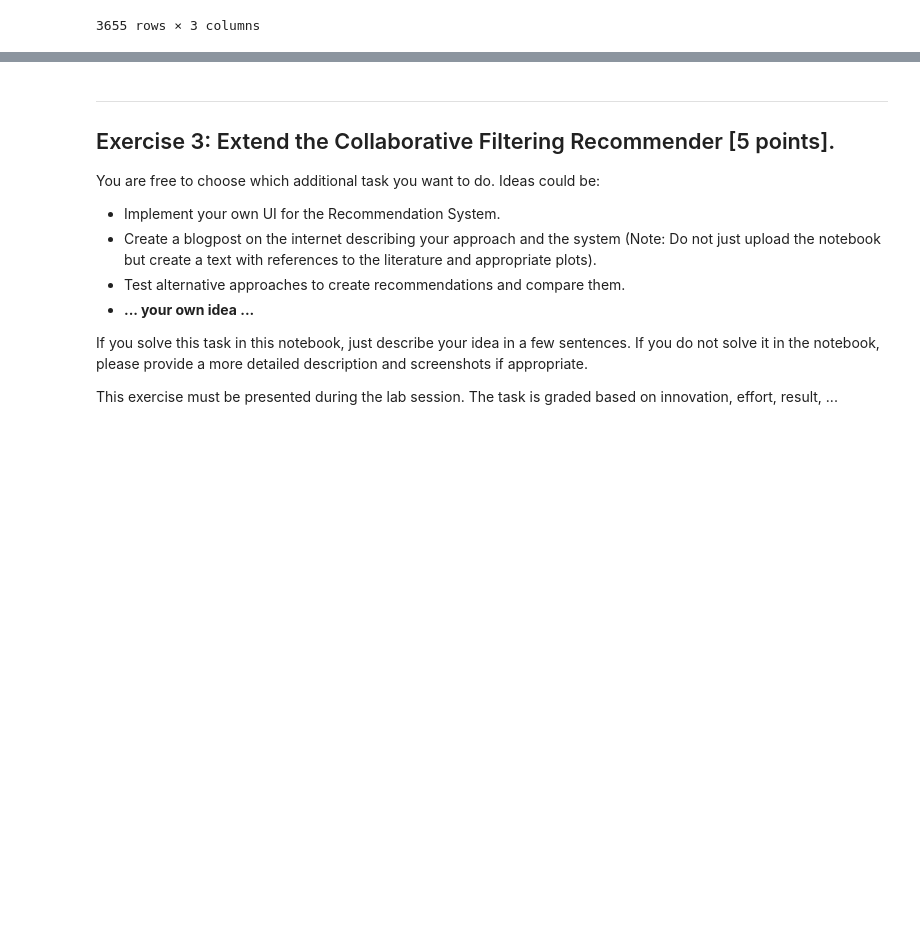
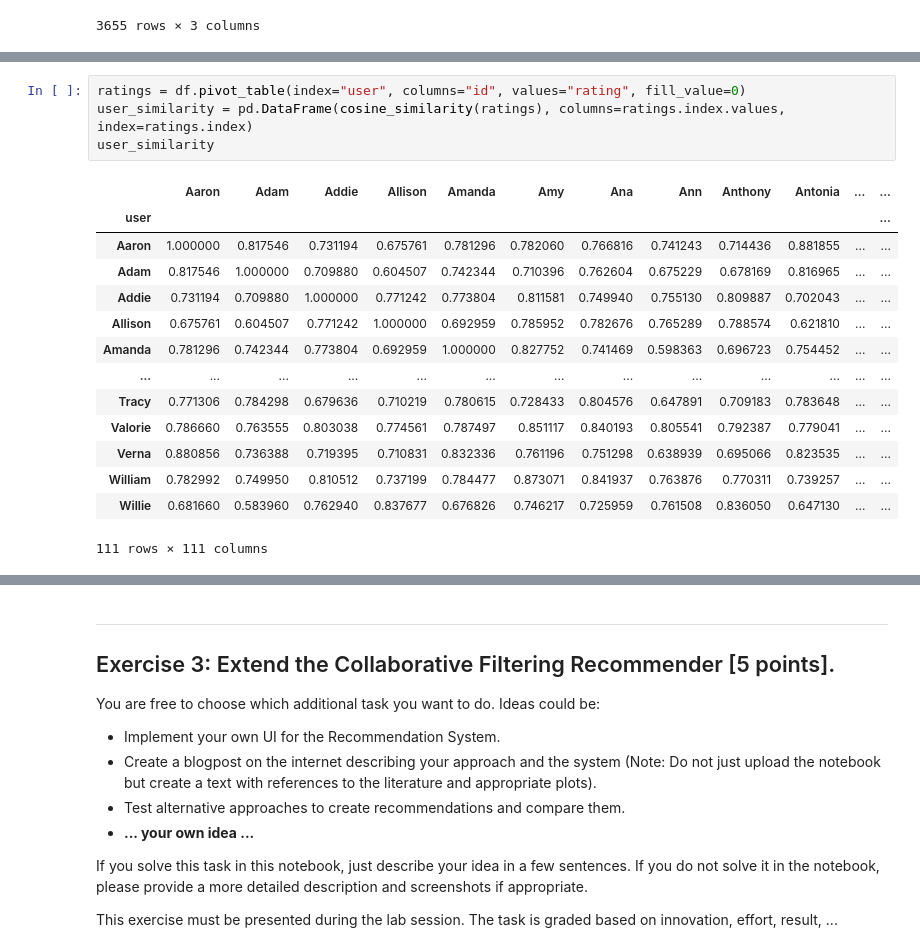
Before and after one commit to arslasel/PythonMathProjects, a Jupyter notebook: MachineLearningDataMining/GradedLab01.ipynb, the cells around one changed output, grey strips where cells are left out. Saved outputs shown, nothing was run; the diff lists cells and outputs as text; blank space fills up the shorter version.

```diff
--- a/MachineLearningDataMining/GradedLab01.ipynb
+++ b/MachineLearningDataMining/GradedLab01.ipynb
@@ -351,0 +387,19 @@ The item-based recommendations for not implemented are: not implemented.
+# %%
+ratings = df.pivot_table(index="user", columns="id", values="rating", fill_value=0)
+user_similarity = pd.DataFrame(cosine_similarity(ratings), columns=ratings.index.values, index=ratings.index)
+user_similarity
+# %% [output]
+|  | Aaron | Adam | Addie | Allison | Amanda | Amy | Ana | Ann | Anthony | Antonia | ... | ... |
+| user |  |  |  |  |  |  |  |  |  |  |  | ... |
+| Aaron | 1.000000 | 0.817546 | 0.731194 | 0.675761 | 0.781296 | 0.782060 | 0.766816 | 0.741243 | 0.714436 | 0.881855 | ... | ... |
+| Adam | 0.817546 | 1.000000 | 0.709880 | 0.604507 | 0.742344 | 0.710396 | 0.762604 | 0.675229 | 0.678169 | 0.816965 | ... | ... |
+| Addie | 0.731194 | 0.709880 | 1.000000 | 0.771242 | 0.773804 | 0.811581 | 0.749940 | 0.755130 | 0.809887 | 0.702043 | ... | ... |
+| Allison | 0.675761 | 0.604507 | 0.771242 | 1.000000 | 0.692959 | 0.785952 | 0.782676 | 0.765289 | 0.788574 | 0.621810 | ... | ... |
+| Amanda | 0.781296 | 0.742344 | 0.773804 | 0.692959 | 1.000000 | 0.827752 | 0.741469 | 0.598363 | 0.696723 | 0.754452 | ... | ... |
+| ... | ... | ... | ... | ... | ... | ... | ... | ... | ... | ... | ... | ... |
+| Tracy | 0.771306 | 0.784298 | 0.679636 | 0.710219 | 0.780615 | 0.728433 | 0.804576 | 0.647891 | 0.709183 | 0.783648 | ... | ... |
+| Valorie | 0.786660 | 0.763555 | 0.803038 | 0.774561 | 0.787497 | 0.851117 | 0.840193 | 0.805541 | 0.792387 | 0.779041 | ... | ... |
+| Verna | 0.880856 | 0.736388 | 0.719395 | 0.710831 | 0.832336 | 0.761196 | 0.751298 | 0.638939 | 0.695066 | 0.823535 | ... | ... |
+| William | 0.782992 | 0.749950 | 0.810512 | 0.737199 | 0.784477 | 0.873071 | 0.841937 | 0.763876 | 0.770311 | 0.739257 | ... | ... |
+| Willie | 0.681660 | 0.583960 | 0.762940 | 0.837677 | 0.676826 | 0.746217 | 0.725959 | 0.761508 | 0.836050 | 0.647130 | ... | ... |
+111 rows × 111 columns
```
Also changed, not shown: parts of 3 cells of this notebook.
